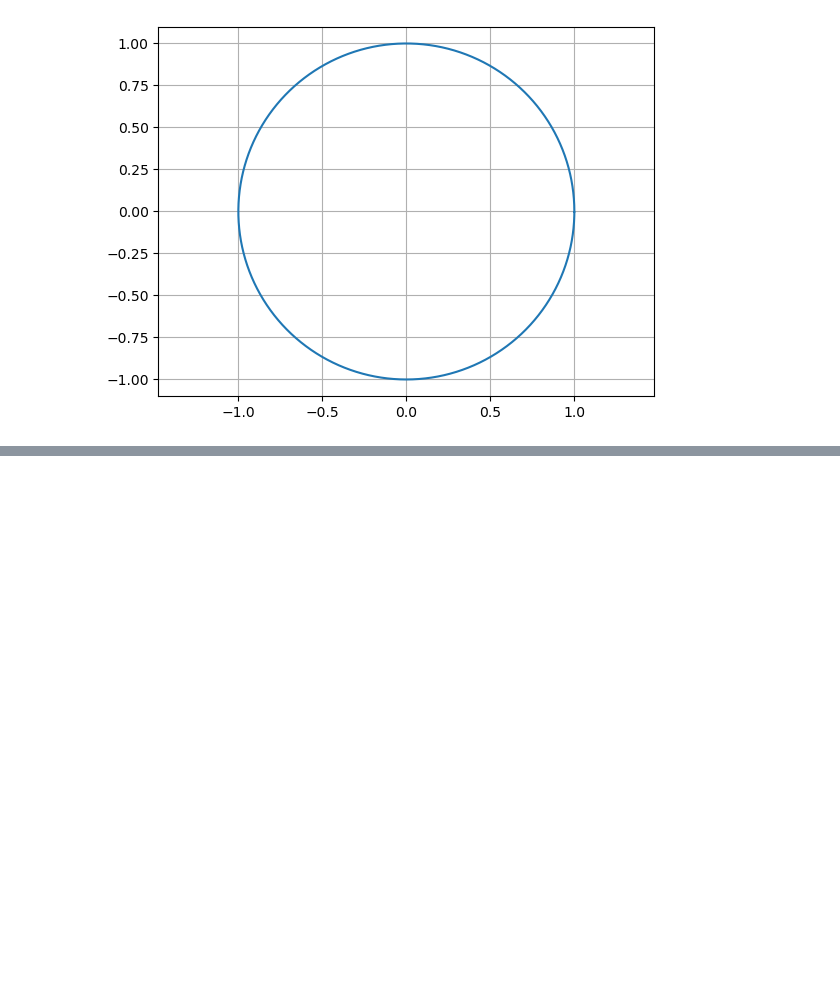
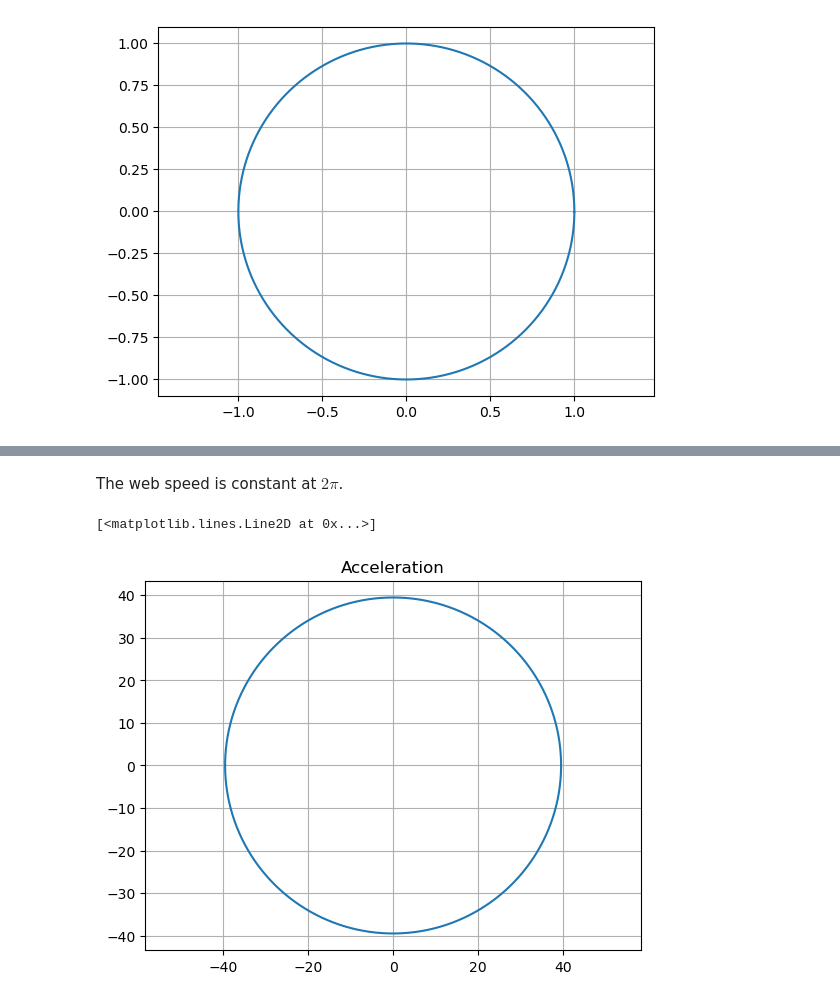
Before and after one commit to paulf98/cmath, a Jupyter notebook: summary.ipynb, the cells around one changed output, grey strips where cells are left out. Cells and saved outputs as stored; diff of their text form; code cells hidden in the pictures; blank space fills up the shorter version.

```diff
--- a/summary.ipynb
+++ b/summary.ipynb
@@ -51,0 +95,15 @@ plt.plot(x, y)
+# %% [markdown]
+The web speed is constant at $2\pi$.
+# %%
+# acceleration
+t = np.arange(0, 1, 0.001)
+x = -4 * np.power(np.pi, 2) * np.cos( 2 * np.pi * t )
+y = -4 * np.power(np.pi, 2) * np.sin( 2 * np.pi * t )
+
+plt.axis('equal')
+plt.grid()
+plt.title('Acceleration')
+plt.plot(x, y)
+# %% [output]
+[<matplotlib.lines.Line2D at 0x...>]
+[figure, added]
```
Also changed, not shown: parts of 11 cells of this notebook.
